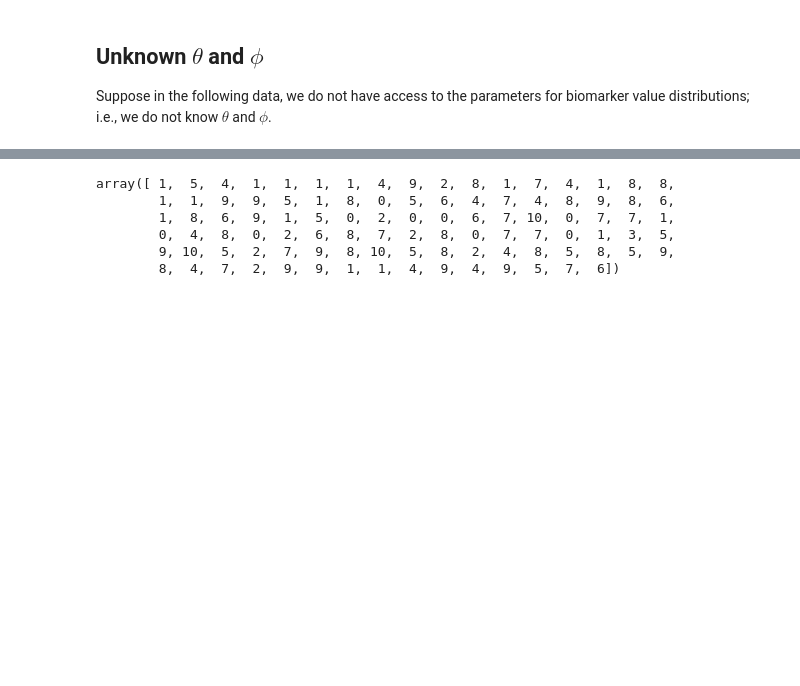
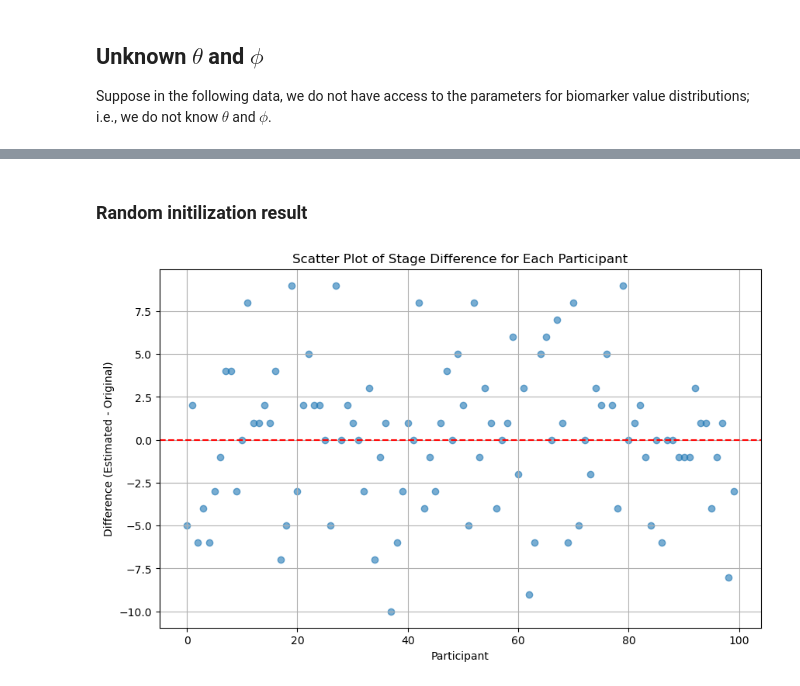
Before and after one commit to hongtaoh/ebm-book, a Jupyter notebook: estimate_two.ipynb, the cells around one changed output, grey strips where cells are left out. Drawn from its saved outputs; the diff is of its cells as text; code cells hidden in the pictures; blank space fills up the shorter version.

```diff
--- a/estimate_two.ipynb
+++ b/estimate_two.ipynb
@@ -218,12 +223,22 @@ num_stages = 10
 # initialize participant_stages
 # note that high should be num_stages + 1; otherwise, no participants will be in the stage of 10
 participant_stages = np.random.randint(low = 0, high = num_stages+1, size = len(participants))
-participant_stages
-# %% [output]
-array([ 1,  5,  4,  1,  1,  1,  1,  4,  9,  2,  8,  1,  7,  4,  1,  8,  8,
-        1,  1,  9,  9,  5,  1,  8,  0,  5,  6,  4,  7,  4,  8,  9,  8,  6,
-        1,  8,  6,  9,  1,  5,  0,  2,  0,  0,  6,  7, 10,  0,  7,  7,  1,
-        0,  4,  8,  0,  2,  6,  8,  7,  2,  8,  0,  7,  7,  0,  1,  3,  5,
-        9, 10,  5,  2,  7,  9,  8, 10,  5,  8,  2,  4,  8,  5,  8,  5,  9,
-        8,  4,  7,  2,  9,  9,  1,  1,  4,  9,  4,  9,  5,  7,  6])
+# %% [markdown]
+### Random initilization result
+# %%
+estimated_stages = participant_stages
+actual_stages = np.array(list(actual_stage_dic.values()))
+differences = estimated_stages - actual_stages
+
+# 2. Scatter Plot of the Differences at each index
+plt.figure(figsize=(10, 6))
+plt.scatter(range(100), differences, alpha=0.6)
+plt.axhline(y=0, color='red', linestyle='--')
+plt.title("Scatter Plot of Stage Difference for Each Participant")
+plt.xlabel("Participant")
+plt.ylabel("Difference (Estimated - Original)")
+plt.grid(True)
+plt.show()
+# %% [output]
+[figure, added]
 # %%
```
Also changed, not shown: parts of 8 cells of this notebook, 39 other files.
